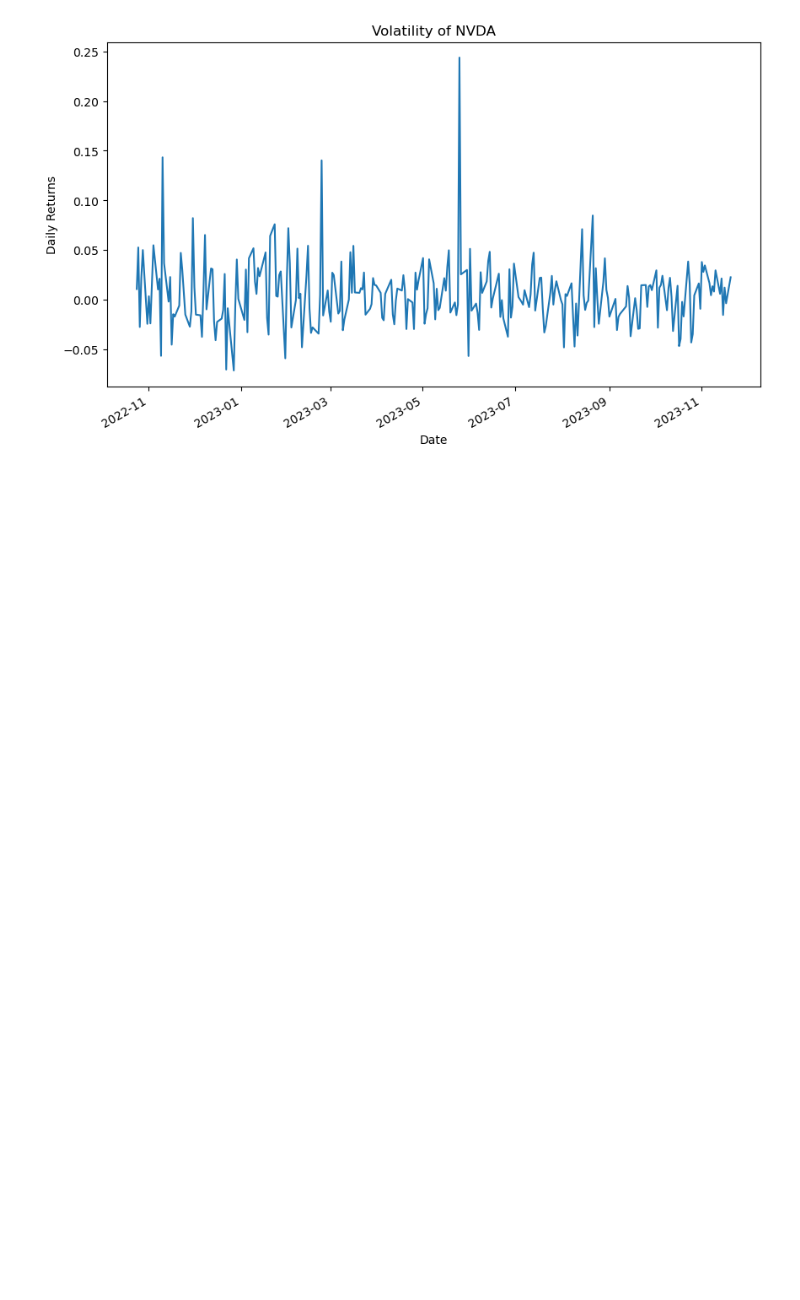
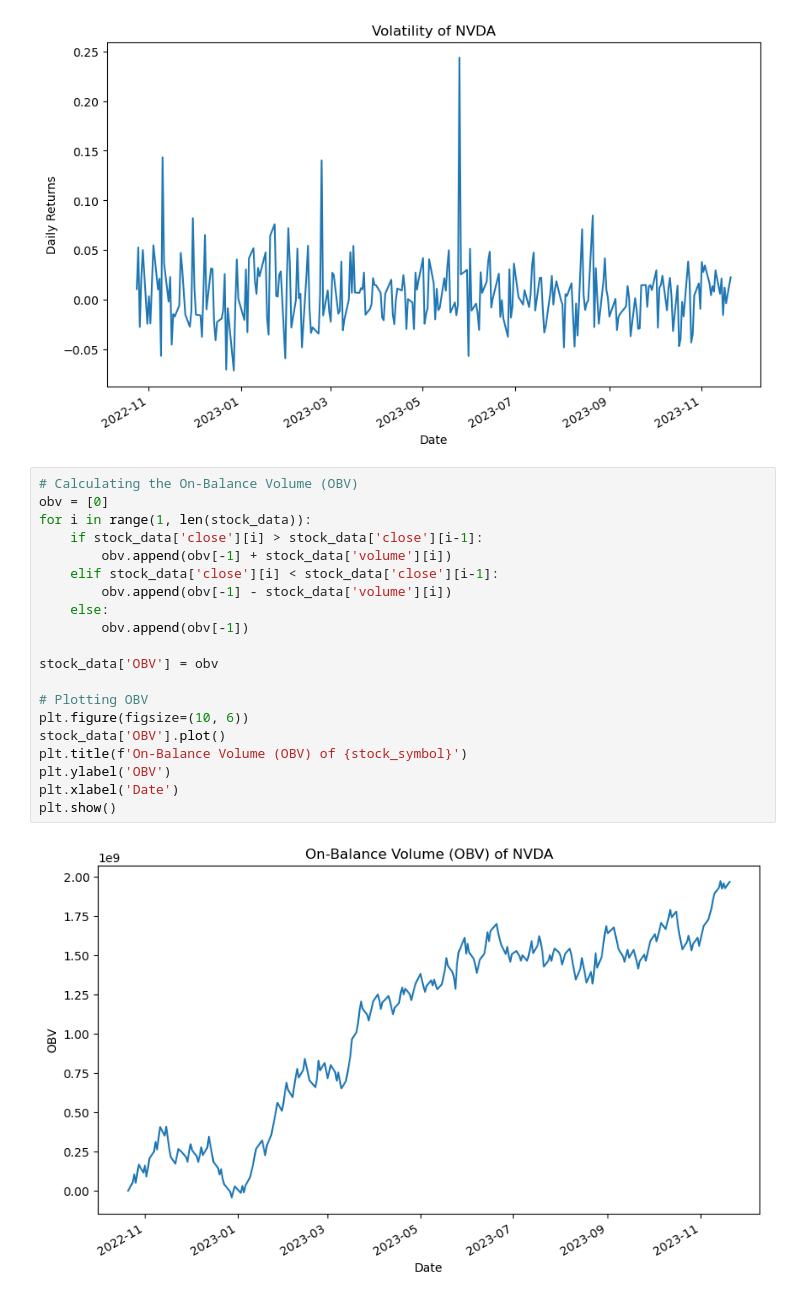
Before and after one commit to kyp0717/aiagent_learn, a Jupyter notebook: learn/adv_momentum.ipynb, the cells around one changed output. Drawn from its saved outputs; the diff is of its cells as text; blank space fills up the shorter version.

```diff
--- a/learn/adv_momentum.ipynb
+++ b/learn/adv_momentum.ipynb
@@ -32,3 +34,25 @@ plt.xlabel('Date')
 plt.show()
 # %% [output]
 [figure]
+# %%
+# Calculating the On-Balance Volume (OBV)
+obv = [0]
+for i in range(1, len(stock_data)):
+    if stock_data['close'][i] > stock_data['close'][i-1]:
+        obv.append(obv[-1] + stock_data['volume'][i])
+    elif stock_data['close'][i] < stock_data['close'][i-1]:
+        obv.append(obv[-1] - stock_data['volume'][i])
+    else:
+        obv.append(obv[-1])
+
+stock_data['OBV'] = obv
+
+# Plotting OBV
+plt.figure(figsize=(10, 6))
+stock_data['OBV'].plot()
+plt.title(f'On-Balance Volume (OBV) of {stock_symbol}')
+plt.ylabel('OBV')
+plt.xlabel('Date')
+plt.show()
+# %% [output]
+[figure, added]
```
Also changed, not shown: parts of 5 cells of this notebook, 6 other files.
